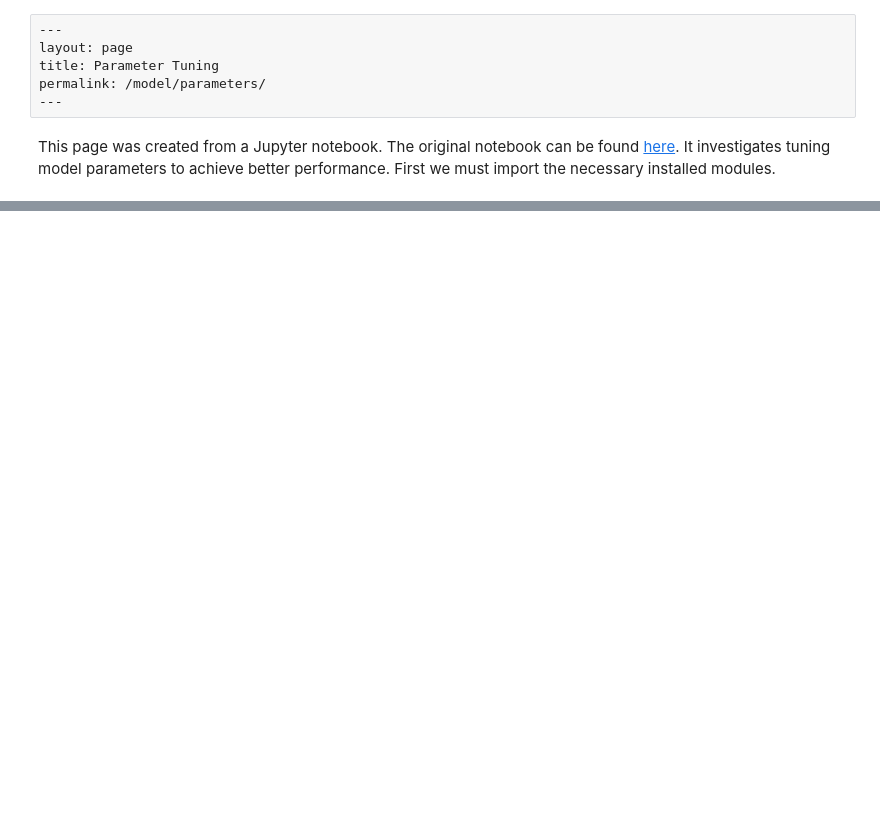
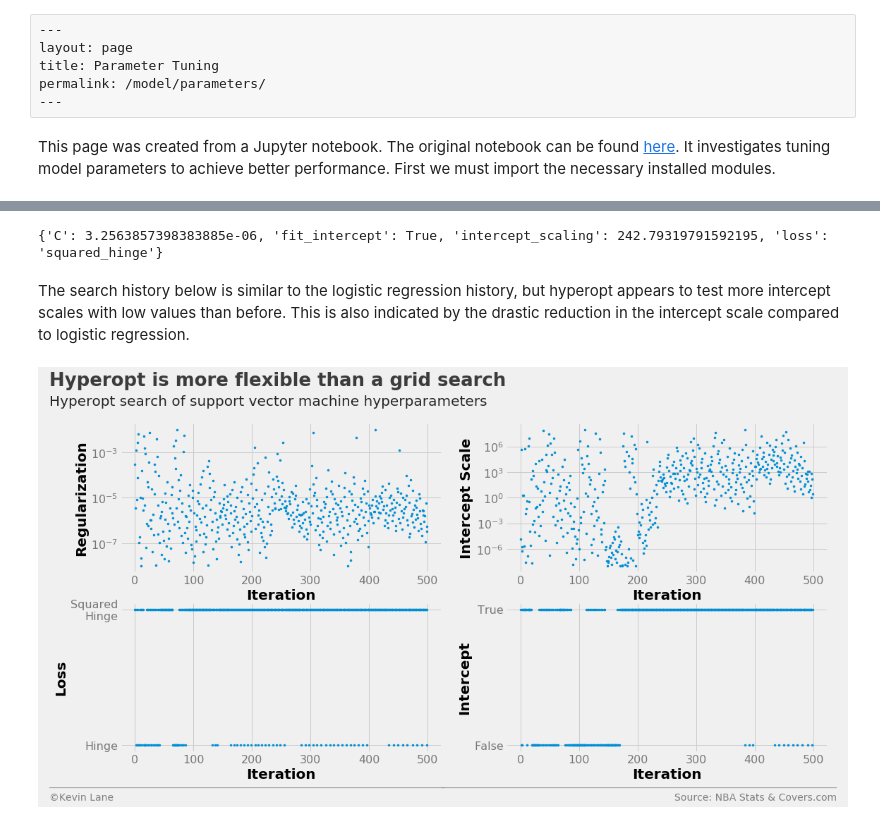
Before and after one commit to klane/databall, a Jupyter notebook: notebooks/parameter-tuning.ipynb, the cells around one changed output, grey strips where cells are left out. Drawn from its saved outputs; the diff is of its cells as text; code cells hidden in the pictures; blank space fills up the shorter version.

```diff
--- a/notebooks/parameter-tuning.ipynb
+++ b/notebooks/parameter-tuning.ipynb
@@ -241,0 +142,30 @@ plt.show()
+# %%
+space_svm = {}
+space_svm['C'] = hp.loguniform('C', -8*np.log(10), -2*np.log(10))
+space_svm['intercept_scaling'] = hp.loguniform('intercept_scaling', -8*np.log(10), 8*np.log(10))
+space_svm['loss'] = hp.choice('loss', ['hinge', 'squared_hinge'])
+space_svm['fit_intercept'] = hp.choice('fit_intercept', [False, True])
+model = LinearSVC()
+best_svm, param_svm = optimize_params(model, x_train, y_train, stats, space_svm, max_evals=500)
+print(best_svm)
+# %% [output]
+{'C': 3.2563857398383885e-06, 'fit_intercept': True, 'intercept_scaling': 242.79319791592195, 'loss': 'squared_hinge'}
+# %% [markdown]
+The search history below is similar to the logistic regression history, but hyperopt appears to test more intercept scales with low values than before. This is also indicated by the drastic reduction in the intercept scale compared to logistic regression.
+# %%
+labels = ['Regularization', 'Intercept Scale', 'Loss', 'Intercept']
+fig, ax = plot_matrix(param_svm.index.values, param_svm[[k for k in space_svm.keys()]].values,
+                      'Iteration', labels, 2, 2, logy=[True, True, False, False])
+
+[a.set_yticks([0, 1]) for a in ax[2:]]
+ax[2].set_yticklabels(['Hinge', 'Squared\nHinge'])
+ax[3].set_yticklabels(['False', 'True'])
+
+title = 'Hyperopt is more flexible than a grid search'
+subtitle = 'Hyperopt search of support vector machine hyperparameters'
+format_538(fig, 'NBA Stats & Covers.com', ax=ax, title=title, subtitle=subtitle,
+           xoff=(-0.24, 2.25), yoff=(-1.42, -1.52), toff=(-.22, 1.25), soff=(-0.22, 1.12),
+           n=80, bottomtick=np.nan)
+plt.show()
+# %% [output]
+[figure, added]
```
Also changed, not shown: parts of 52 cells of this notebook.
